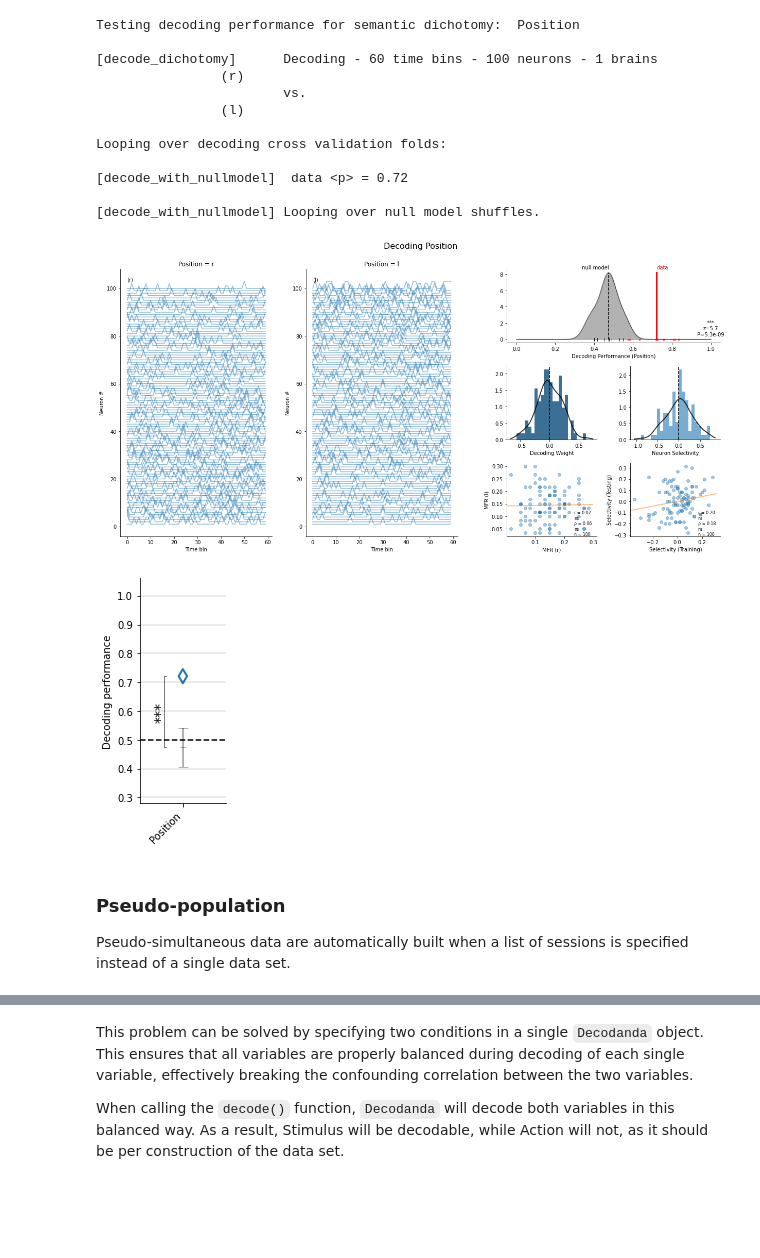
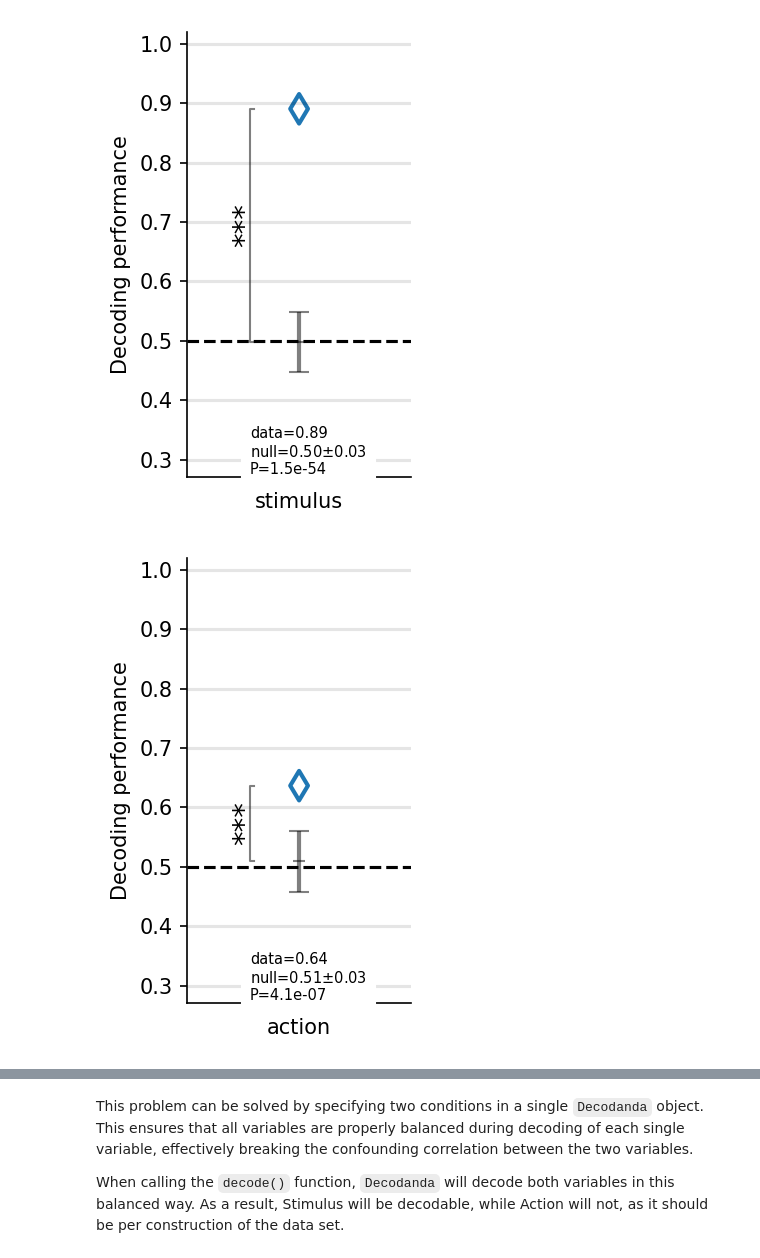
Before and after one commit to lposani/decodanda, a Jupyter notebook: notebooks/multi_var_decoding.ipynb, the cells around one changed output, grey strips where cells are left out. Drawn from its saved outputs; the diff is of its cells as text; code cells hidden in the pictures; blank space fills up the shorter version.

```diff
--- a/notebooks/multi_var_decoding.ipynb
+++ b/notebooks/multi_var_decoding.ipynb
@@ -50,0 +24,6 @@ mydec = Decodanda(data=session_0,
+# %%
+data = generate_synthetic_data(n_neurons=80, n_trials=30, rateB=0, rateA=0.2, keyA='stimulus', keyB='action', corrAB=0.8)
+#                                                             ^ no response to action                         ^ 80% correlation
+
+
+visualize_synthetic_data(data)
@@ -51,29 +38,29 @@ mydec = Decodanda(data=session_0,
 # %%
+# Creating the decodanda object for the Stimulus variable
+
+stimulus_dec = Decodanda(
+    data=data,
+    conditions={'stimulus': [-1, 1]},
+)
+
+# Creating the decodanda object for the Action variable
+
+action_dec = Decodanda(
+    data=data,
+    conditions={'action': [-1, 1]},
+)
+
+# Decoding the two variables
+
 decoding_params = {
     'training_fraction': 0.7,       # fraction of trials used for training during cross validation
     'cross_validations': 10,        # number of different training-testing separations
-    'nshuffles': 10,                # number of null model repetitions to compute significance
+    'nshuffles': 10,                 # number of null model repetitions to compute significance
     'plot': True,                   # this generates a recap plot with performance, null model bars, and significance
-    'plot_all': True                # this generates a large plot with a few visualizations of the data and of the results
 }
 
-data, null = mydec.decode(**decoding_params)
+res, null = stimulus_dec.decode(**decoding_params)
+res, null = action_dec.decode(**decoding_params)
 # %% [output]
-Testing decoding performance for semantic dichotomy:  Position
-
-[decode_dichotomy]      Decoding - 60 time bins - 100 neurons - 1 brains
-                (r)
-                        vs.
-                (l)
-
-Looping over decoding cross validation folds:
-
-[decode_with_nullmodel]  data <p> = 0.72
-
-[decode_with_nullmodel] Looping over null model shuffles.
-[figure, old version]
+[figure, new version]
-[figure, old version]
+[figure, new version]
-# %% [markdown]
-
-### Pseudo-population
-Pseudo-simultaneous data are automatically built when a list of sessions is specified instead of a single data set.
```
Also changed, not shown: parts of 15 cells of this notebook, 2 other files.
